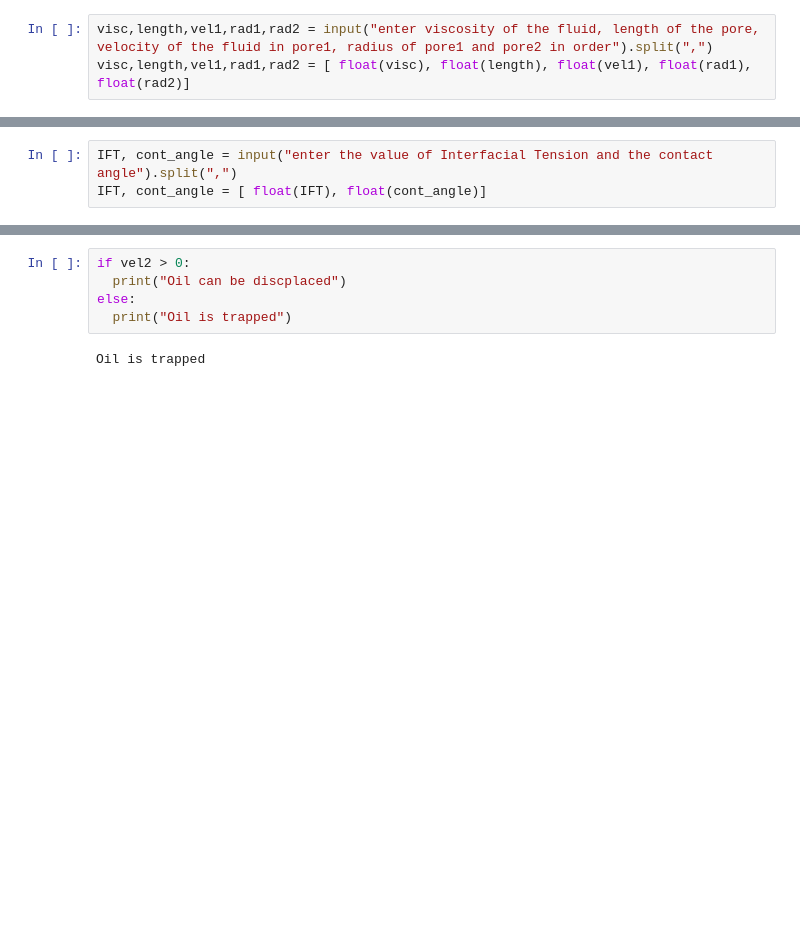
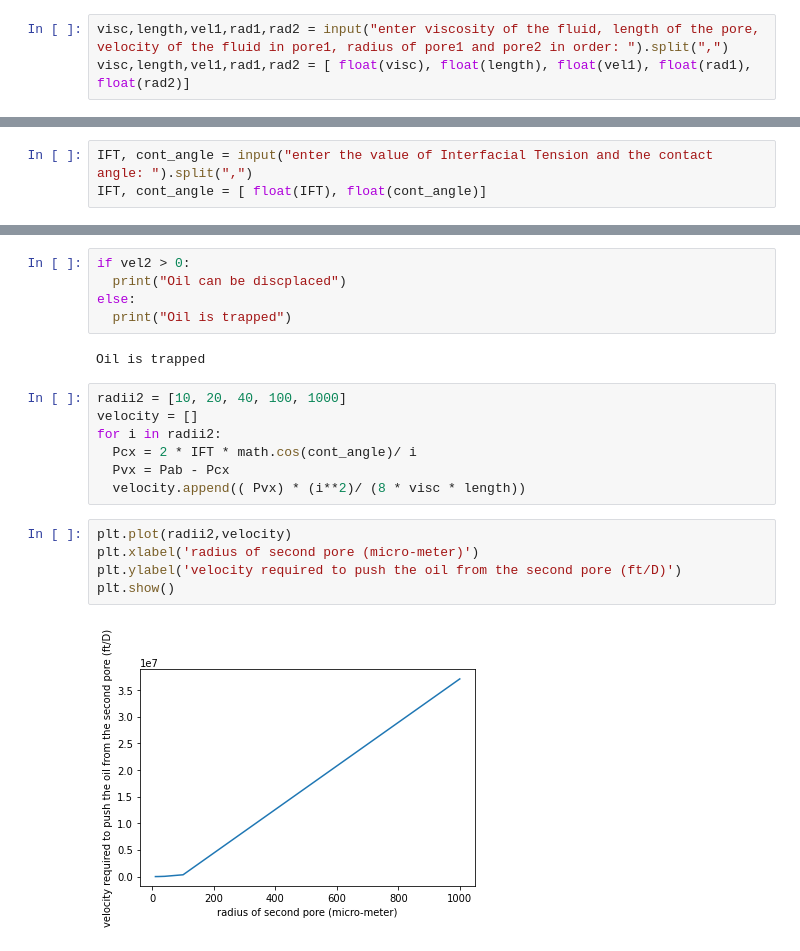
Before and after one commit to anshulj99/Black-AND-Gold, a Jupyter notebook: Pore_Doublet_Trapping_model_of_Reservoir.ipynb, the cells around one changed output, grey strips where cells are left out. Saved outputs shown, nothing was run; the diff lists cells and outputs as text; blank space fills up the shorter version.

```diff
--- a/Pore_Doublet_Trapping_model_of_Reservoir.ipynb
+++ b/Pore_Doublet_Trapping_model_of_Reservoir.ipynb
@@ -11,6 +12,6 @@ import math
 # %% [markdown]
 Taking radius of second pore throat = 20 micrometer
 # %%
-visc,length,vel1,rad1,rad2 = input("enter viscosity of the fluid, length of the pore, velocity of the fluid in pore1, radius of pore1 and pore2 in order").split(",")
+visc,length,vel1,rad1,rad2 = input("enter viscosity of the fluid, length of the pore, velocity of the fluid in pore1, radius of pore1 and pore2 in order: ").split(",")
 visc,length,vel1,rad1,rad2 = [ float(visc), float(length), float(vel1), float(rad1), float(rad2)]
 # %% [output]
@@ -18,4 +19,4 @@ enter viscosity of the fluid, length of the pore, velocity of the fluid in pore1
 # %%
-IFT, cont_angle = input("enter the value of Interfacial Tension and the contact angle").split(",")
+IFT, cont_angle = input("enter the value of Interfacial Tension and the contact angle: ").split(",")
 IFT, cont_angle = [ float(IFT), float(cont_angle)]
 # %% [output]
@@ -63,3 +64,17 @@ else:
   print("Oil is trapped")
 # %% [output]
 Oil is trapped
+# %%
+radii2 = [10, 20, 40, 100, 1000]
+velocity = []
+for i in radii2:
+  Pcx = 2 * IFT * math.cos(cont_angle)/ i
+  Pvx = Pab - Pcx
+  velocity.append(( Pvx) * (i**2)/ (8 * visc * length))
+# %%
+plt.plot(radii2,velocity)
+plt.xlabel('radius of second pore (micro-meter)')
+plt.ylabel('velocity required to push the oil from the second pore (ft/D)')
+plt.show()
+# %% [output]
+[figure, added]
```
Also changed, not shown: parts of 4 cells of this notebook.
